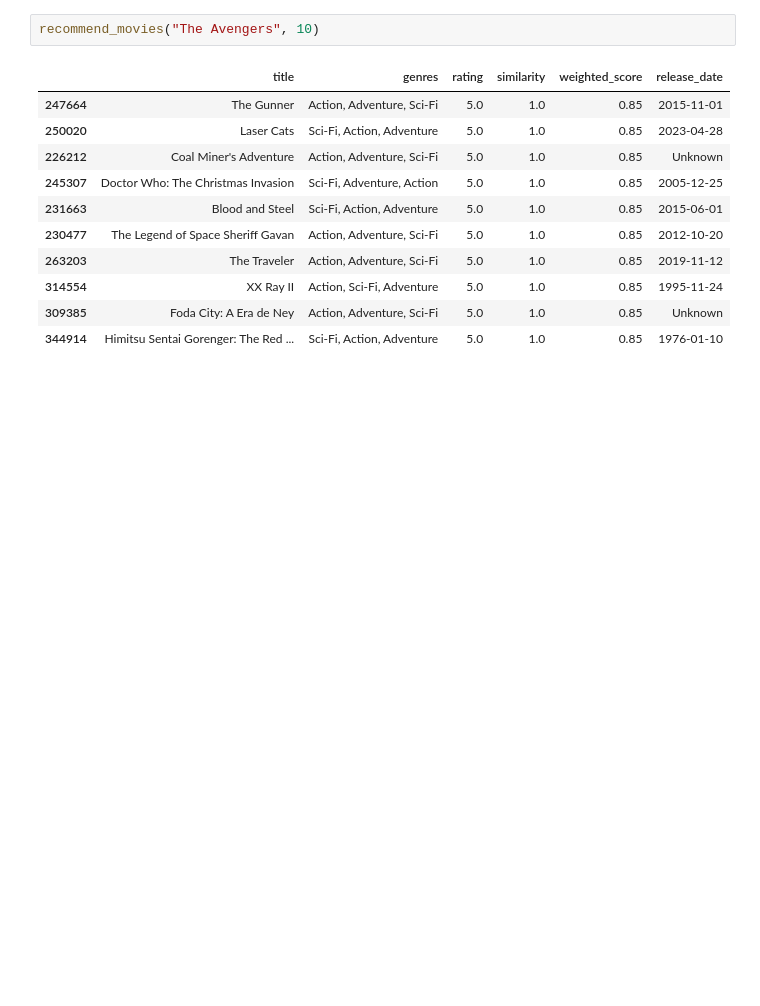
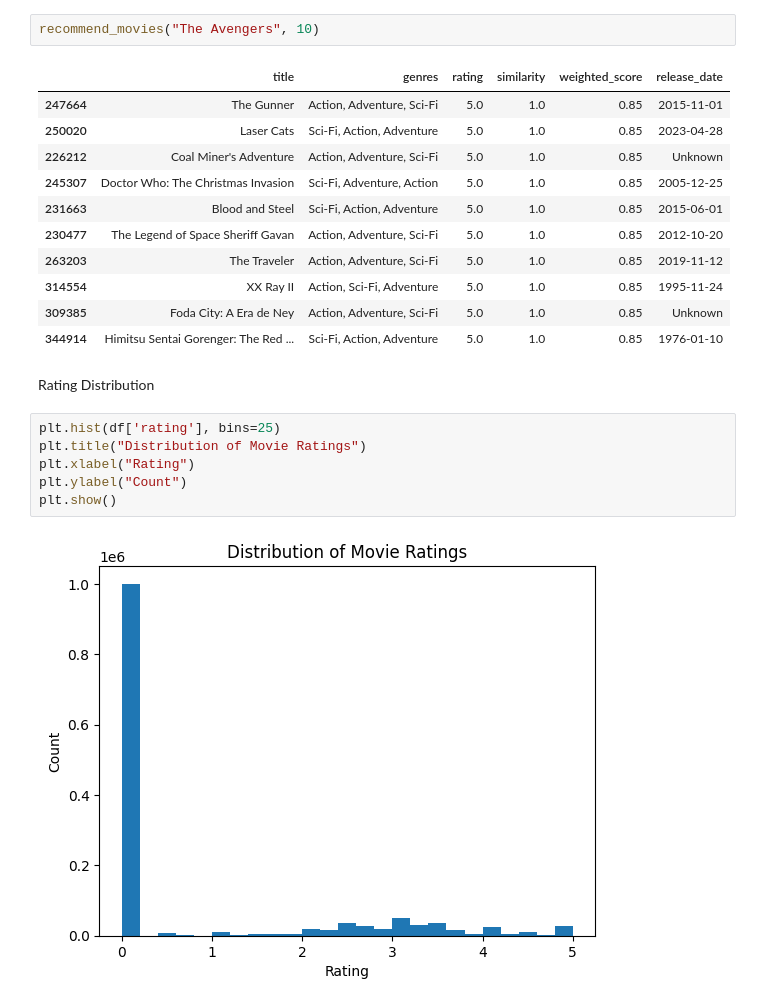
Before and after one commit to SACHIN-S-2004/Movie-Recommendation-System, a Jupyter notebook: movieRecommendation.ipynb, the cells around one changed output. Drawn from its saved outputs; the diff is of its cells as text; blank space fills up the shorter version.

Commit message:
Enhanced notebook with data plotting

```diff
--- a/movieRecommendation.ipynb
+++ b/movieRecommendation.ipynb
@@ -113,3 +112,13 @@ recommend_movies("The Avengers", 10)
 | 314554 | XX Ray II | Action, Sci-Fi, Adventure | 5.0 | 1.0 | 0.85 | 1995-11-24 |
 | 309385 | Foda City: A Era de Ney | Action, Adventure, Sci-Fi | 5.0 | 1.0 | 0.85 | Unknown |
 | 344914 | Himitsu Sentai Gorenger: The Red ... | Sci-Fi, Action, Adventure | 5.0 | 1.0 | 0.85 | 1976-01-10 |
+# %% [markdown]
+Rating Distribution
+# %%
+plt.hist(df['rating'], bins=25)
+plt.title("Distribution of Movie Ratings")
+plt.xlabel("Rating")
+plt.ylabel("Count")
+plt.show()
+# %% [output]
+[figure, added]
```
Also changed, not shown: parts of 7 cells of this notebook, 3 other files.
